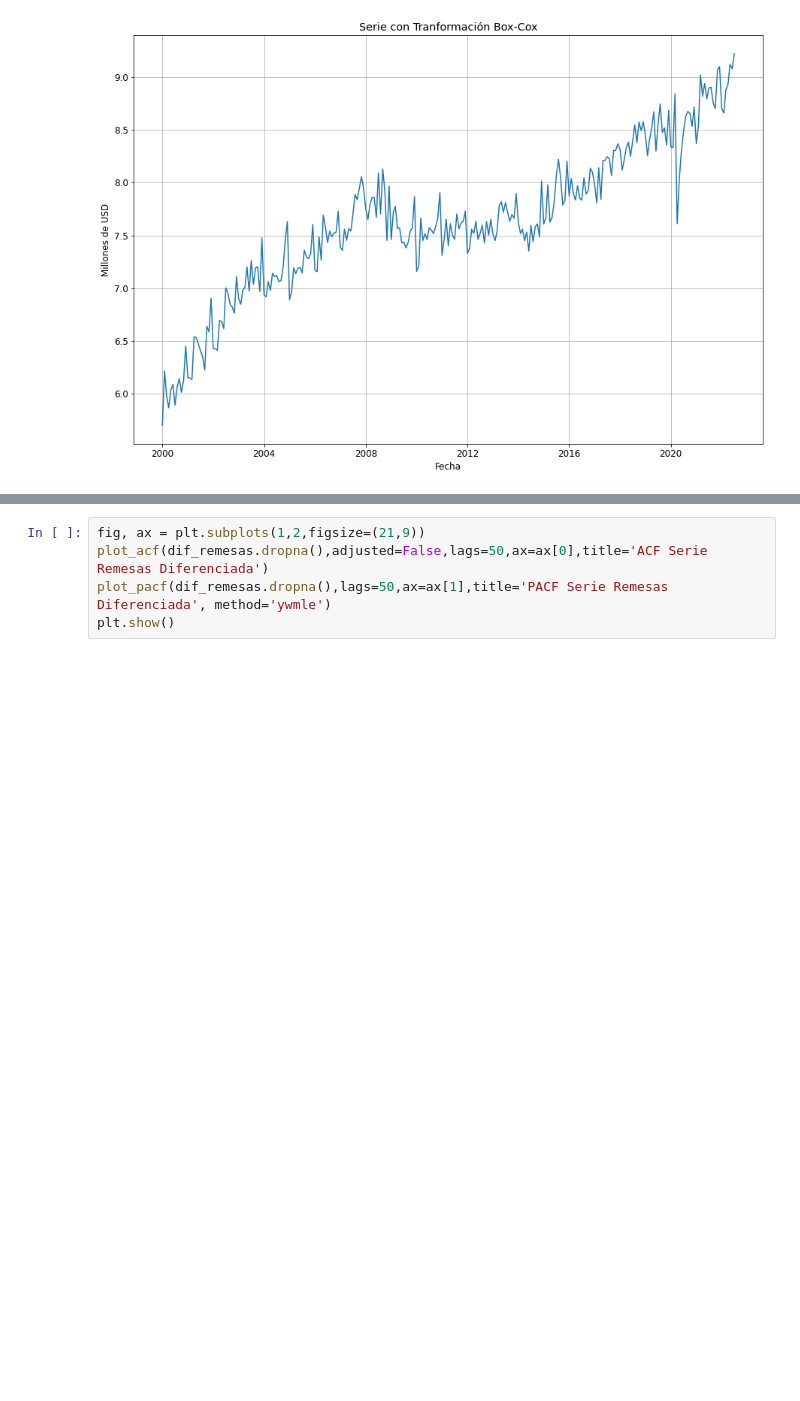
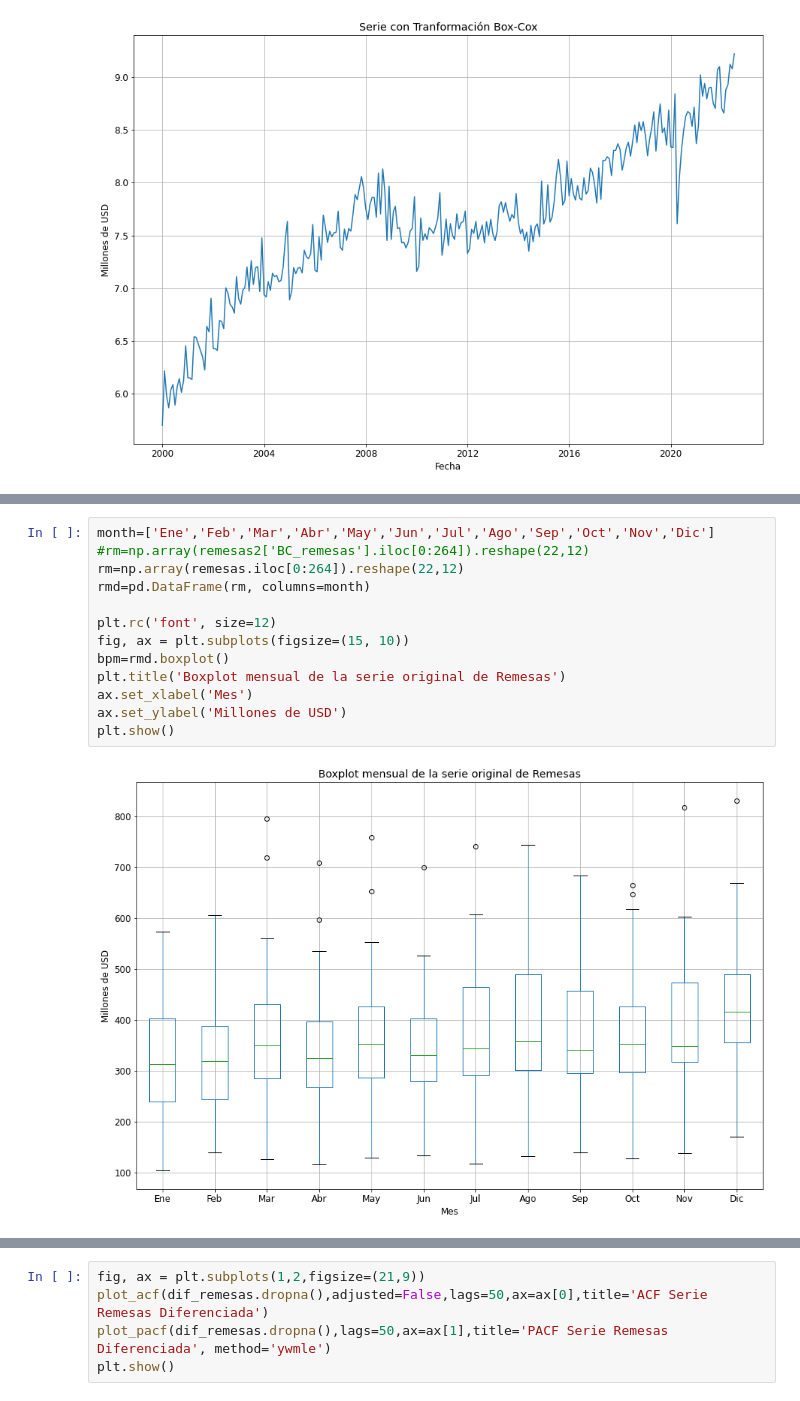
Before and after one commit to jofmorenore/TimeSeries, a Jupyter notebook: proyecto/Proyecto Series de Tiempo.ipynb, the cells around one changed output, grey strips where cells are left out. Cells and saved outputs as stored; diff of their text form; blank space fills up the shorter version.

```diff
--- a/proyecto/Proyecto Series de Tiempo.ipynb
+++ b/proyecto/Proyecto Series de Tiempo.ipynb
@@ -197,0 +215,15 @@ plt.show()
+# %%
+month=['Ene','Feb','Mar','Abr','May','Jun','Jul','Ago','Sep','Oct','Nov','Dic']
+#rm=np.array(remesas2['BC_remesas'].iloc[0:264]).reshape(22,12)
+rm=np.array(remesas.iloc[0:264]).reshape(22,12)
+rmd=pd.DataFrame(rm, columns=month)
+
+plt.rc('font', size=12)
+fig, ax = plt.subplots(figsize=(15, 10))
+bpm=rmd.boxplot()
+plt.title('Boxplot mensual de la serie original de Remesas')
+ax.set_xlabel('Mes')
+ax.set_ylabel('Millones de USD')
+plt.show()
+# %% [output]
+[figure, added]
```
Also changed, not shown: parts of 98 cells of this notebook.
